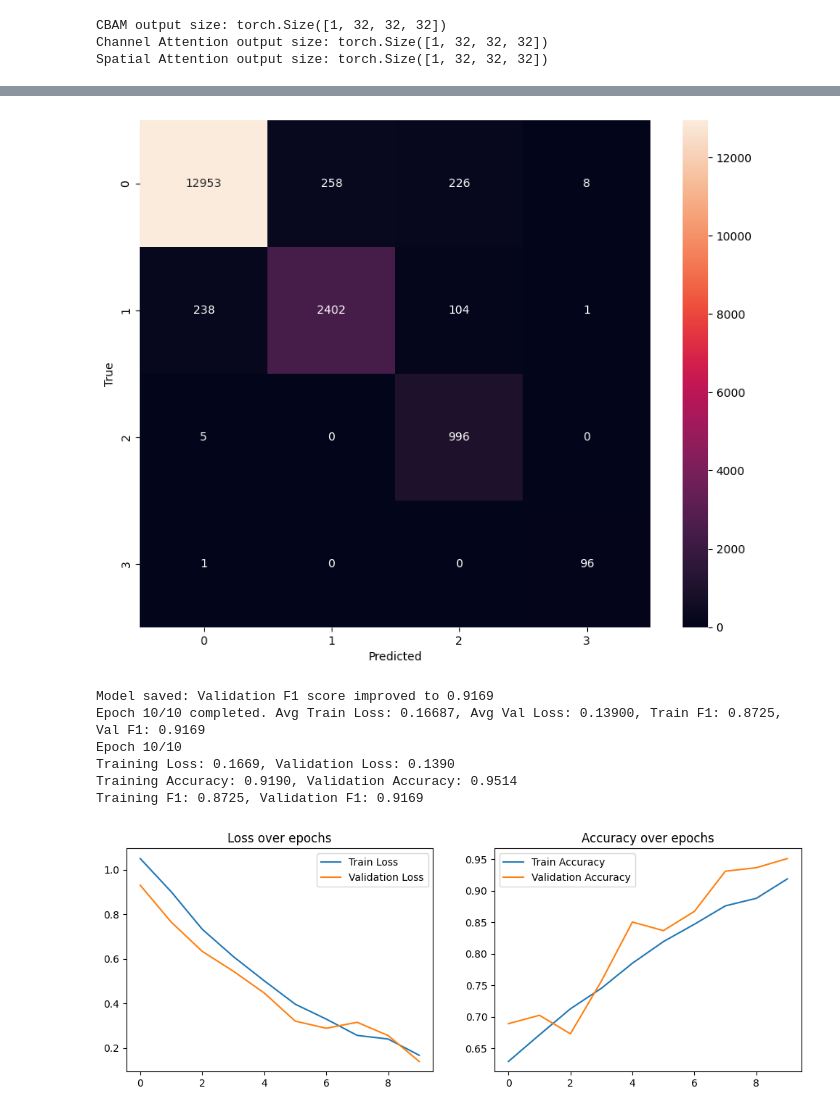
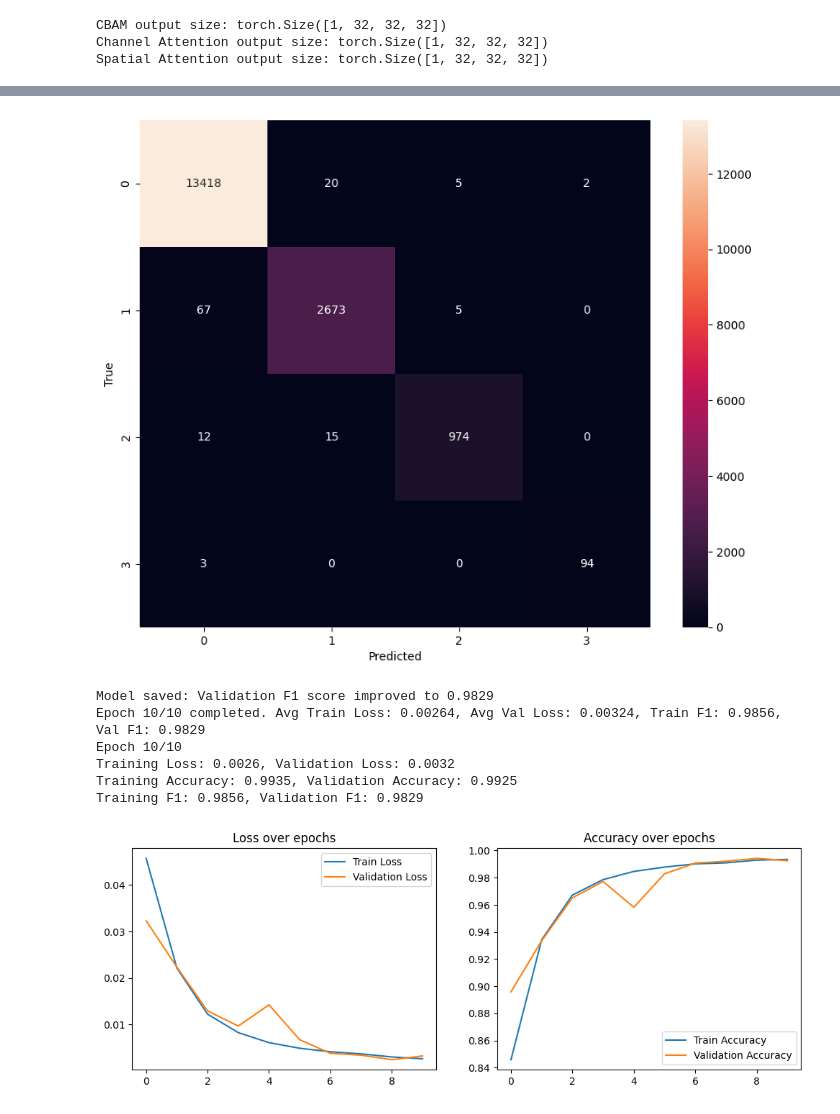
Before and after one commit to emm71201/Deep-Learning-Final-Project, a Jupyter notebook: src/notebook.ipynb, the cells around one changed output, grey strips where cells are left out. Cells and saved outputs as stored; diff of their text form; code cells hidden in the pictures.

```diff
--- a/src/notebook.ipynb
+++ b/src/notebook.ipynb
@@ -244,21 +244,25 @@ Class distribution in training set: Counter({0: 40332, 1: 8235, 2: 3001, 3: 293}
 Class distribution in validation set: Counter({0: 13445, 1: 2745, 2: 1001, 3: 97})
 Class distribution in testing set: Counter({0: 13445, 1: 2745, 2: 1000, 3: 98})
 # %%
-import torch
-import torch.nn as nn
-import torch.nn.functional as F
-
 class FocalLoss(nn.Module):
-    def __init__(self, alpha=1, gamma=2, reduction='mean'):
+    def __init__(self, weight=None, alpha=0.25, gamma=2.0, reduction='mean'):
         super(FocalLoss, self).__init__()
+        self.weight = weight
         self.alpha = alpha
         self.gamma = gamma
         self.reduction = reduction
 
     def forward(self, inputs, targets):
-        BCE_loss = F.binary_cross_entropy_with_logits(inputs, targets, reduction='none')
-        pt = torch.exp(-BCE_loss)
-        F_loss = self.alpha * (1-pt)**self.gamma * BCE_loss
+        # Ensure that targets and inputs are on the same device
+        if inputs.device != targets.device:
+            targets = targets.to(inputs.device)
+
+        # Convert targets to one-hot encoding
+        targets_one_hot = torch.eye(inputs.size(-1), device=inputs.device)[targets]
+
+        BCE_loss = F.binary_cross_entropy_with_logits(inputs, targets_one_hot, reduction='none', weight=self.weight)
+        pt = torch.exp(-BCE_loss)  # prevents nans when probability 0
+        F_loss = self.alpha * (1 - pt) ** self.gamma * BCE_loss
 
         if self.reduction == 'mean':
             return torch.mean(F_loss)
@@ -266,11 +270,6 @@ class FocalLoss(nn.Module):
             return torch.sum(F_loss)
         else:
             return F_loss
-
-
-
-
-# Continue with optimizer and training loop as usual
 # %%
 class SimpleCNN(nn.Module):
     def __init__(self, num_classes):
@@ -606,7 +605,7 @@ import seaborn as sns
 # Training settings
 num_epochs = 10
 num_classes = 4
-model_name = "ResNet50"  # Update this to switch between models
+model_name = "AttentionCNN"  # Update this to switch between models
 
 # Model selection
 if model_name == "SimpleCNN":
@@ -776,9 +775,9 @@ Training F1: 0.8223, Validation F1: 0.8951
-[figure, old version]
+[figure, new version]
-Model saved: Validation F1 score improved to 0.9169
-Epoch 10/10 completed. Avg Train Loss: 0.16687, Avg Val Loss: 0.13900, Train F1: 0.8725, Val F1: 0.9169
+Model saved: Validation F1 score improved to 0.9829
+Epoch 10/10 completed. Avg Train Loss: 0.00264, Avg Val Loss: 0.00324, Train F1: 0.9856, Val F1: 0.9829
 Epoch 10/10
-Training Loss: 0.1669, Validation Loss: 0.1390
-Training Accuracy: 0.9190, Validation Accuracy: 0.9514
-Training F1: 0.8725, Validation F1: 0.9169
+Training Loss: 0.0026, Validation Loss: 0.0032
+Training Accuracy: 0.9935, Validation Accuracy: 0.9925
+Training F1: 0.9856, Validation F1: 0.9829
-[figure, old version]
+[figure, new version]
 # %%
```
Also changed, not shown: parts of 2 cells of this notebook, 2 other files.
